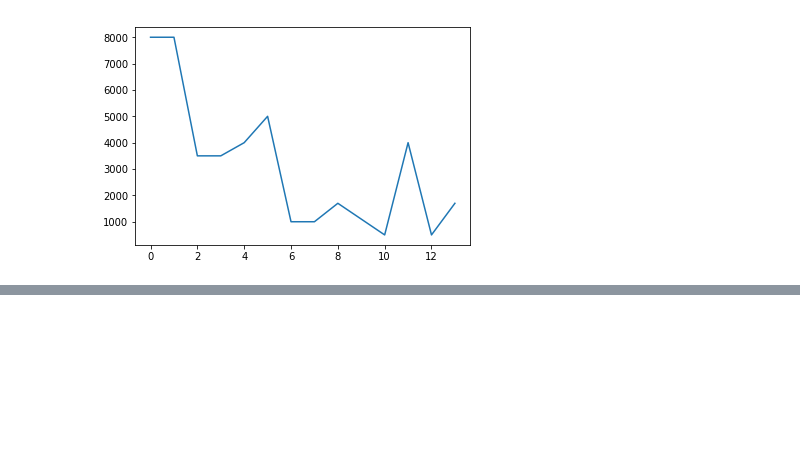
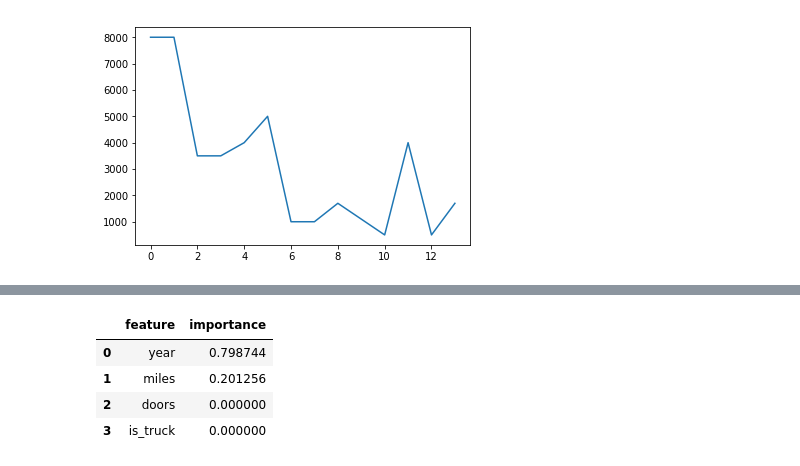
Before and after one commit to naidaire/lesson15_decision_trees, a Jupyter notebook: Scratch_Notebook.ipynb, the cells around one changed output, grey strips where cells are left out. Drawn from its saved outputs; the diff is of its cells as text; code cells hidden in the pictures; blank space fills up the shorter version.

```diff
--- a/Scratch_Notebook.ipynb
+++ b/Scratch_Notebook.ipynb
@@ -229,0 +293,9 @@ plt.plot(rmse)
+# %%
+pd.DataFrame({'feature': feature_cols,
+             'importance': treereg.feature_importances_})
+# %% [output]
+|  | feature | importance |
+| 0 | year | 0.798744 |
+| 1 | miles | 0.201256 |
+| 2 | doors | 0.000000 |
+| 3 | is_truck | 0.000000 |
```
Also changed, not shown: parts of 10 cells of this notebook, 2 other files.
